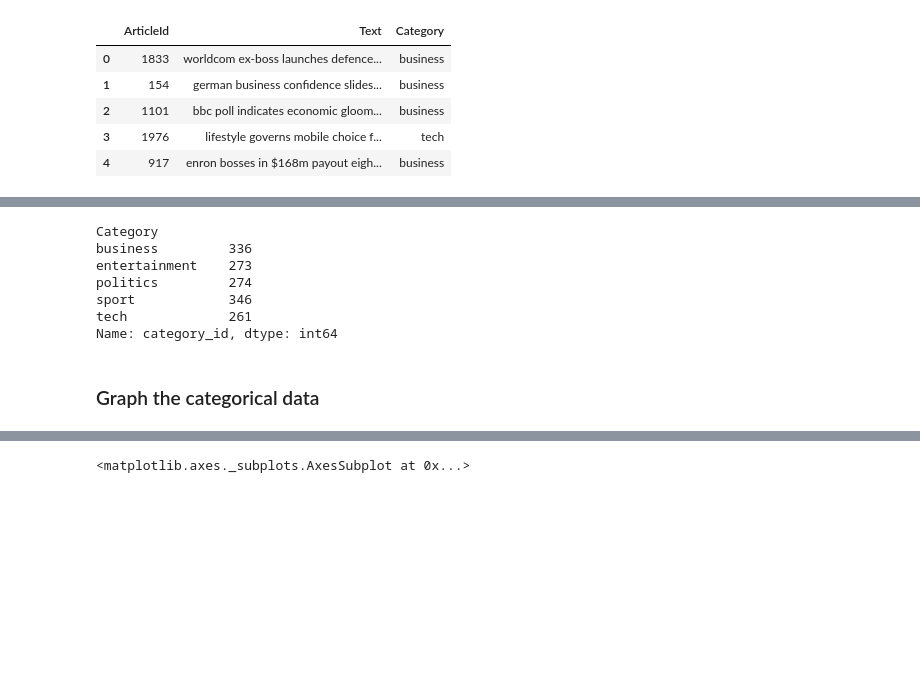
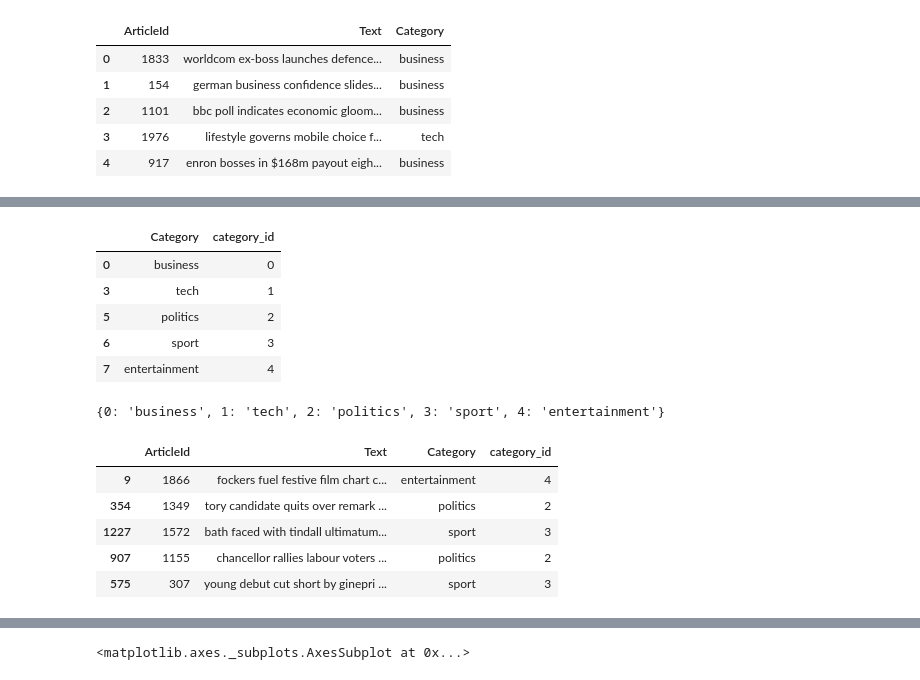
Before and after one commit to Dawit-1621/BBC-News-Classification, a Jupyter notebook: BBC_News_Classification.ipynb, the cells around one changed output, grey strips where cells are left out. Drawn from its saved outputs; the diff is of its cells as text; code cells hidden in the pictures; blank space fills up the shorter version.

```diff
--- a/BBC_News_Classification.ipynb
+++ b/BBC_News_Classification.ipynb
@@ -63,13 +68,9 @@ A groupby operation involves some combination of splitting the object, applying
 # %%
-#Combining the results after factorized
-df_train.groupby('Category').category_id.count()
+category_id_df
 # %% [output]
-Category
-business         336
-entertainment    273
-politics         274
-sport            346
-tech             261
-Name: category_id, dtype: int64
+|  | Category | category_id |
+| 0 | business | 0 |
+| 3 | tech | 1 |
+| 5 | politics | 2 |
+| 6 | sport | 3 |
+| 7 | entertainment | 4 |
-# %% [markdown]
-### Graph the categorical data
@@ -75,0 +82,14 @@ Name: category_id, dtype: int64
+# %%
+id_to_category
+# %% [output]
+{0: 'business', 1: 'tech', 2: 'politics', 3: 'sport', 4: 'entertainment'}
+# %%
+# Pick 5 random samples from the dataframe
+df_train.sample(5, random_state=0)
+# %% [output]
+|  | ArticleId | Text | Category | category_id |
+| 9 | 1866 | fockers fuel festive film chart c... | entertainment | 4 |
+| 354 | 1349 | tory candidate quits over remark ... | politics | 2 |
+| 1227 | 1572 | bath faced with tindall ultimatum... | sport | 3 |
+| 907 | 1155 | chancellor rallies labour voters ... | politics | 2 |
+| 575 | 307 | young debut cut short by ginepri ... | sport | 3 |
```
Also changed, not shown: parts of 29 cells of this notebook, 1 other file.
